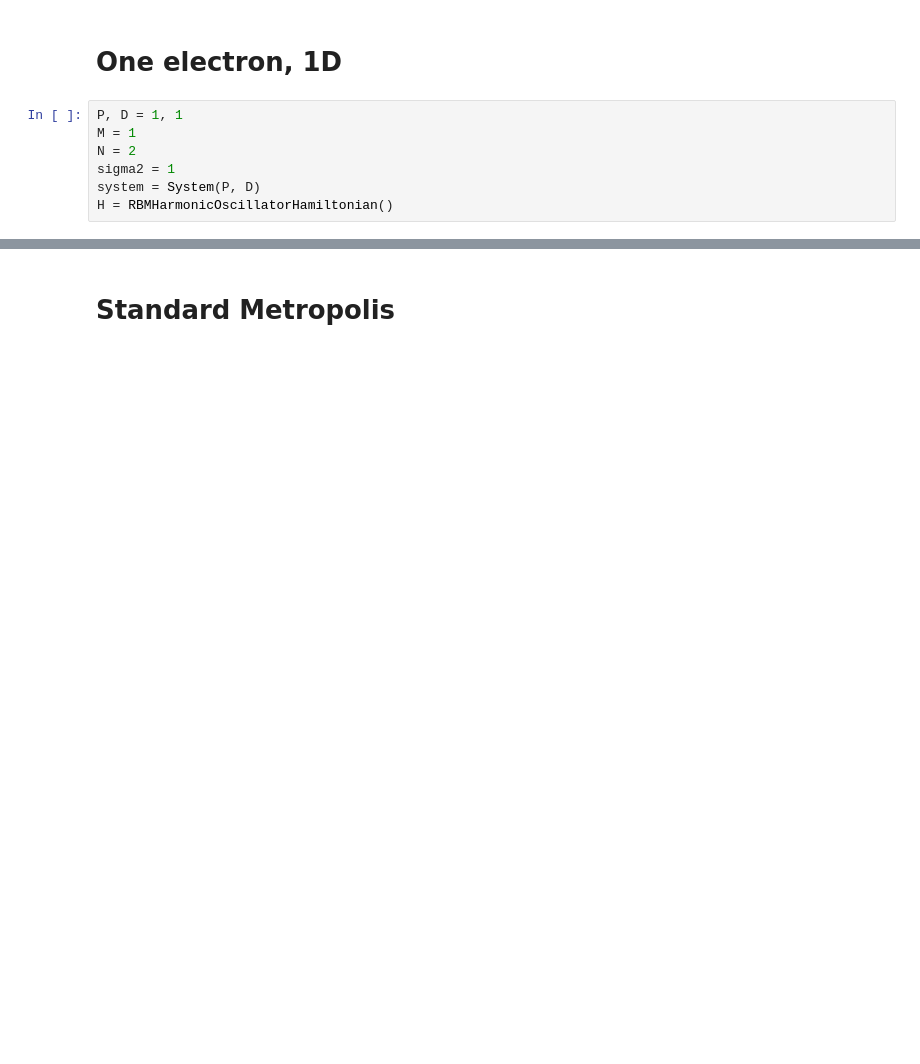
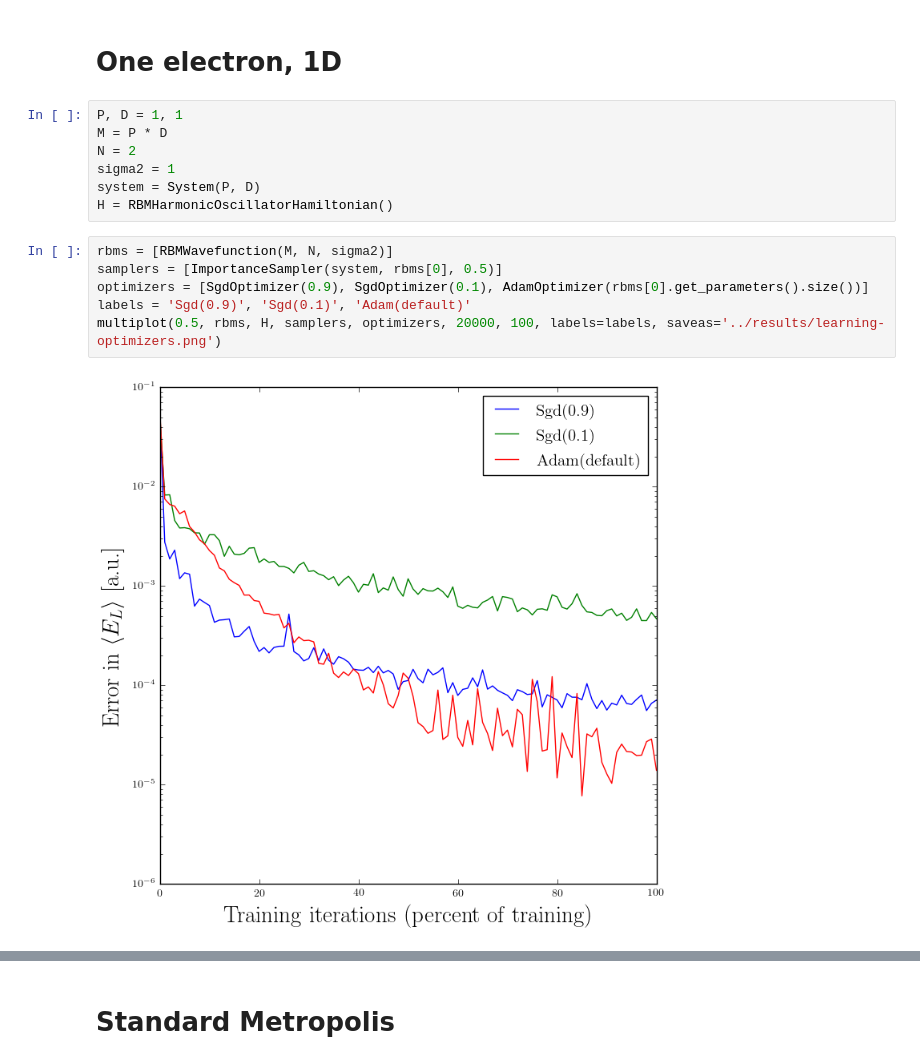
Before and after one commit to bsamseth/qflow, a Jupyter notebook: projects/python/RBM.ipynb, the cells around one changed output, grey strips where cells are left out. Drawn from its saved outputs; the diff is of its cells as text; blank space fills up the shorter version.

```diff
--- a/projects/python/RBM.ipynb
+++ b/projects/python/RBM.ipynb
@@ -50,8 +108,16 @@ def training_plot(rbm, H, sampler, iters, samples, lr, gamma, plot_density=100,
 # One electron, 1D
 # %%
 P, D = 1, 1
-M = 1
+M = P * D
 N = 2
 sigma2 = 1
 system = System(P, D)
 H = RBMHarmonicOscillatorHamiltonian()
+# %%
+rbms = [RBMWavefunction(M, N, sigma2)]
+samplers = [ImportanceSampler(system, rbms[0], 0.5)]
+optimizers = [SgdOptimizer(0.9), SgdOptimizer(0.1), AdamOptimizer(rbms[0].get_parameters().size())]
+labels = 'Sgd(0.9)', 'Sgd(0.1)', 'Adam(default)'
+multiplot(0.5, rbms, H, samplers, optimizers, 20000, 100, labels=labels, saveas='../results/learning-optimizers.png')
+# %% [output]
+[figure, added]
```
Also changed, not shown: parts of 25 cells of this notebook, 1 other file.
